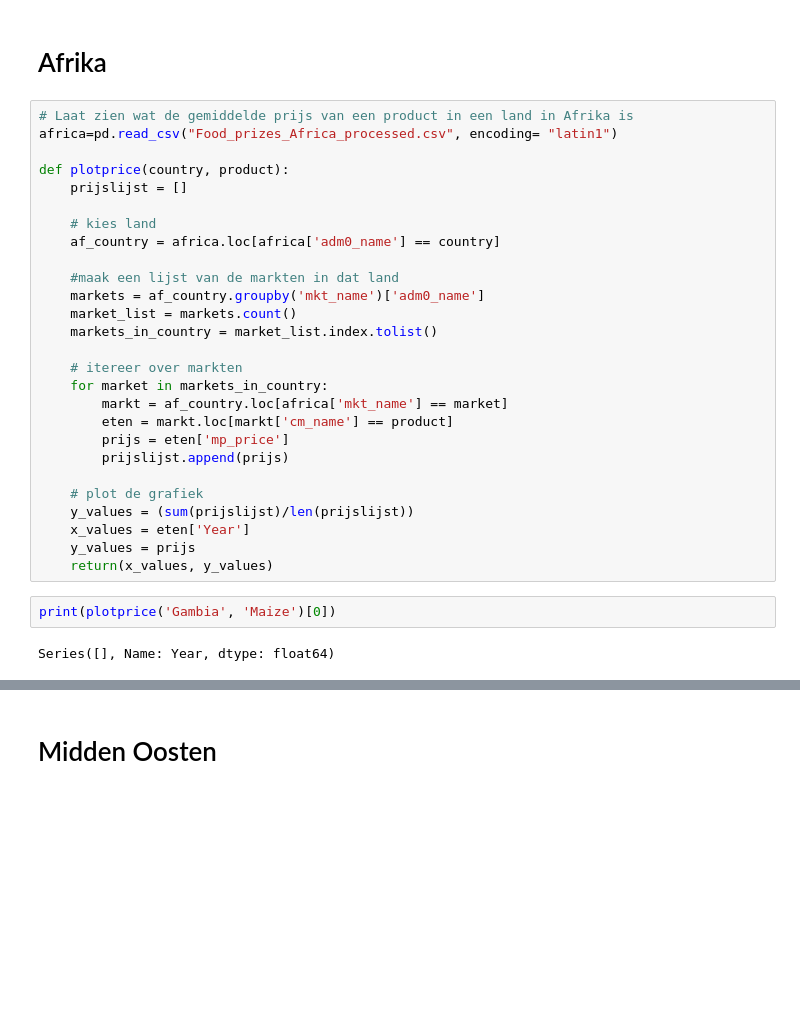
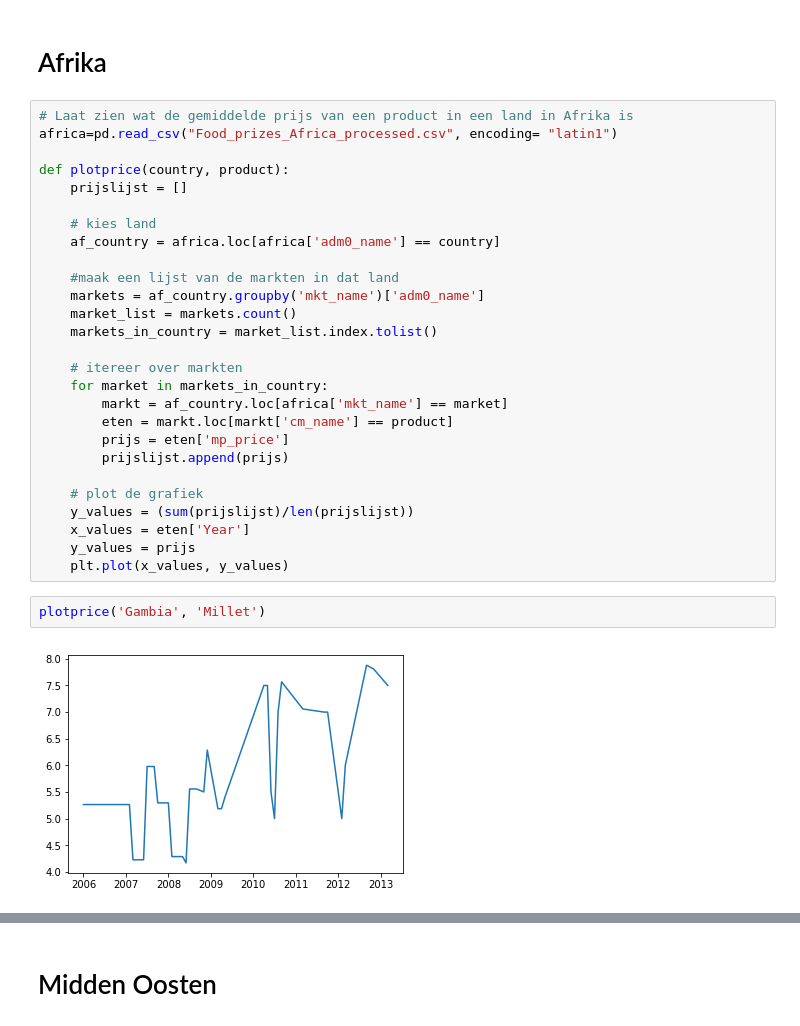
Before and after one commit to Take2001/DataProcessing, a Jupyter notebook: klad/Bob/Visualisation foodprices - Bob edit.ipynb, the cells around one changed output, grey strips where cells are left out. Drawn from its saved outputs; the diff is of its cells as text; blank space fills up the shorter version.

```diff
--- a/klad/Bob/Visualisation foodprices - Bob edit.ipynb
+++ b/klad/Bob/Visualisation foodprices - Bob edit.ipynb
@@ -31,11 +31,11 @@ def plotprice(country, product):
     y_values = (sum(prijslijst)/len(prijslijst))
     x_values = eten['Year']
     y_values = prijs
-    return(x_values, y_values)
+    plt.plot(x_values, y_values)
-# %%
-print(plotprice('Gambia', 'Maize')[0])
-# %% [output]
-Series([], Name: Year, dtype: float64)
+# %%
+plotprice('Gambia', 'Millet')
+# %% [output]
+[figure, added]
 # %%
 # laat zien welke producten er in een bepaald land te koop zijn
 def products_country(country):
```
Also changed, not shown: parts of 1 cell of this notebook.
